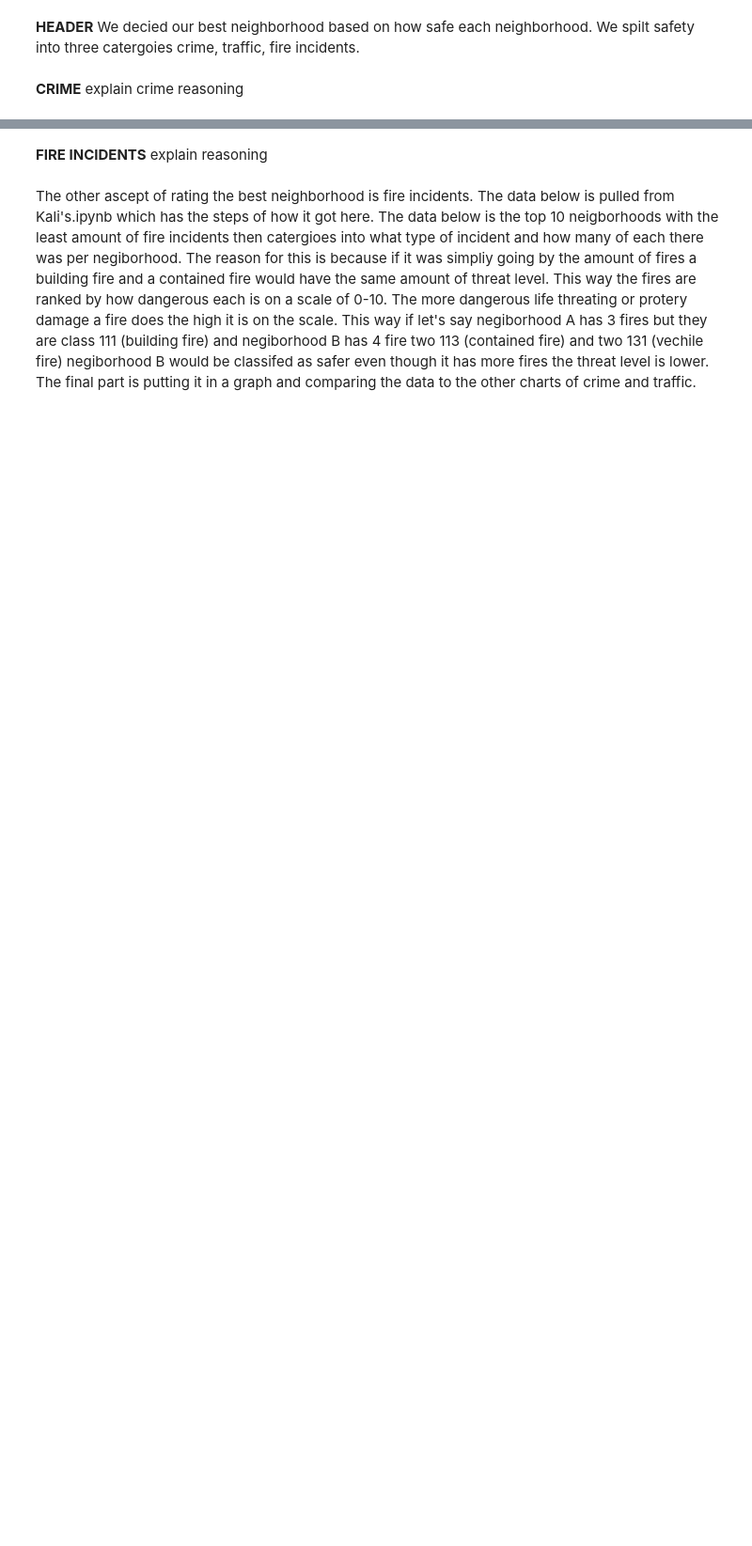
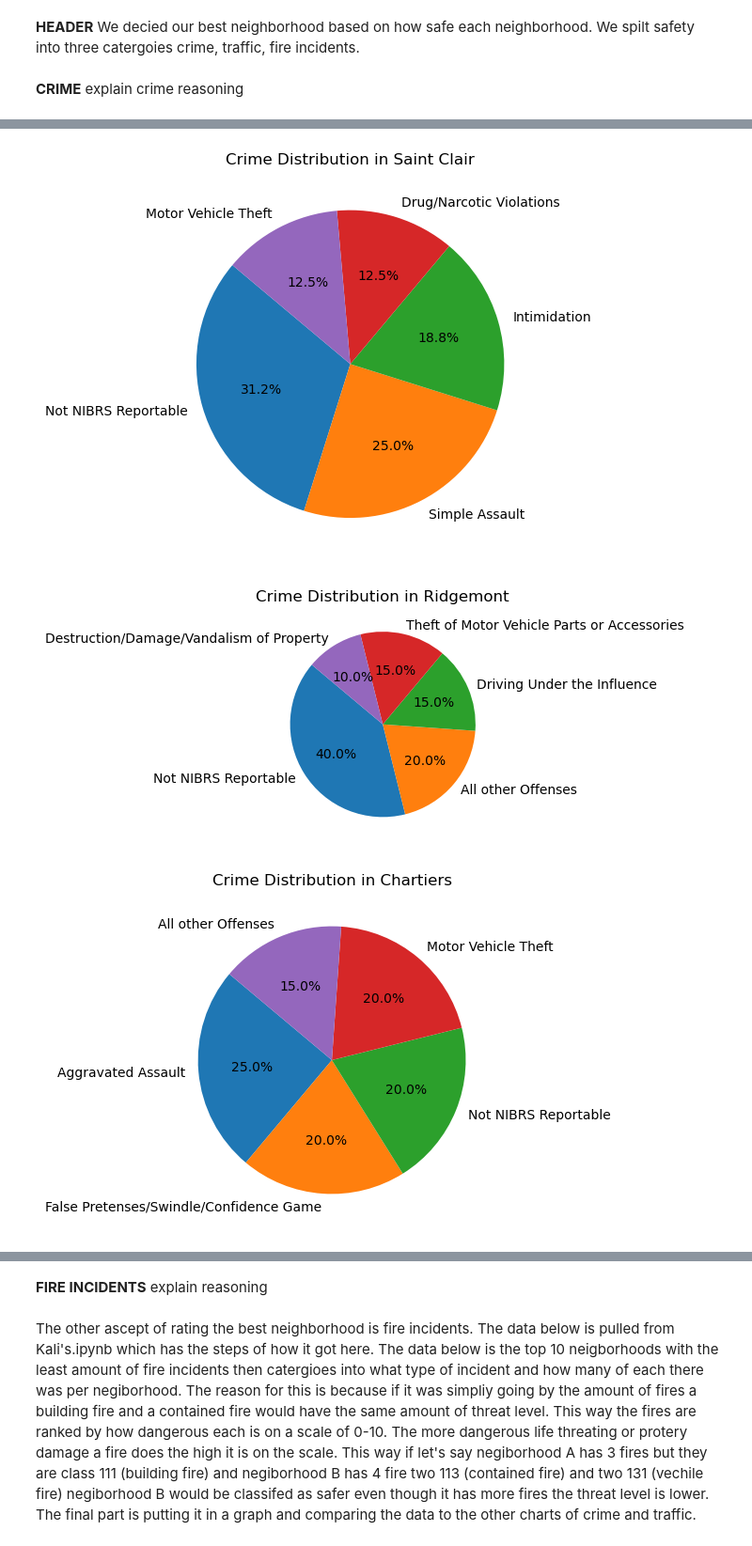
Before and after one commit to XRM2/Final-Project, a Jupyter notebook: FinalNotebook.ipynb, the cells around one changed output, grey strips where cells are left out. Shown: that part at 94% size. Drawn from its saved outputs; the diff is of its cells as text; code cells hidden in the pictures; blank space fills up the shorter version.

```diff
--- a/FinalNotebook.ipynb
+++ b/FinalNotebook.ipynb
@@ -6,0 +35,16 @@ explain crime reasoning
+# %%
+name = data['Neighborhood']
+count = name.value_counts()
+count = count.nsmallest(n = 10).index.tolist()
+for neighborhood in count:
+    sub = data[data['Neighborhood'] == neighborhood]
+    crime = sub['NIBRS_Offense_Type'].value_counts().nlargest(n = 5)
+    plt.figure(figsize=(6, 6))
+    plt.pie(crime, labels=crime.index, autopct='%1.1f%%', startangle=140)
+    plt.title(f'Crime Distribution in {neighborhood}')
+    plt.tight_layout()
+    plt.show()
+# %% [output]
+[figure, added]
+[figure, added]
+[figure, added]
```
Also changed, not shown: parts of 4 cells of this notebook.
